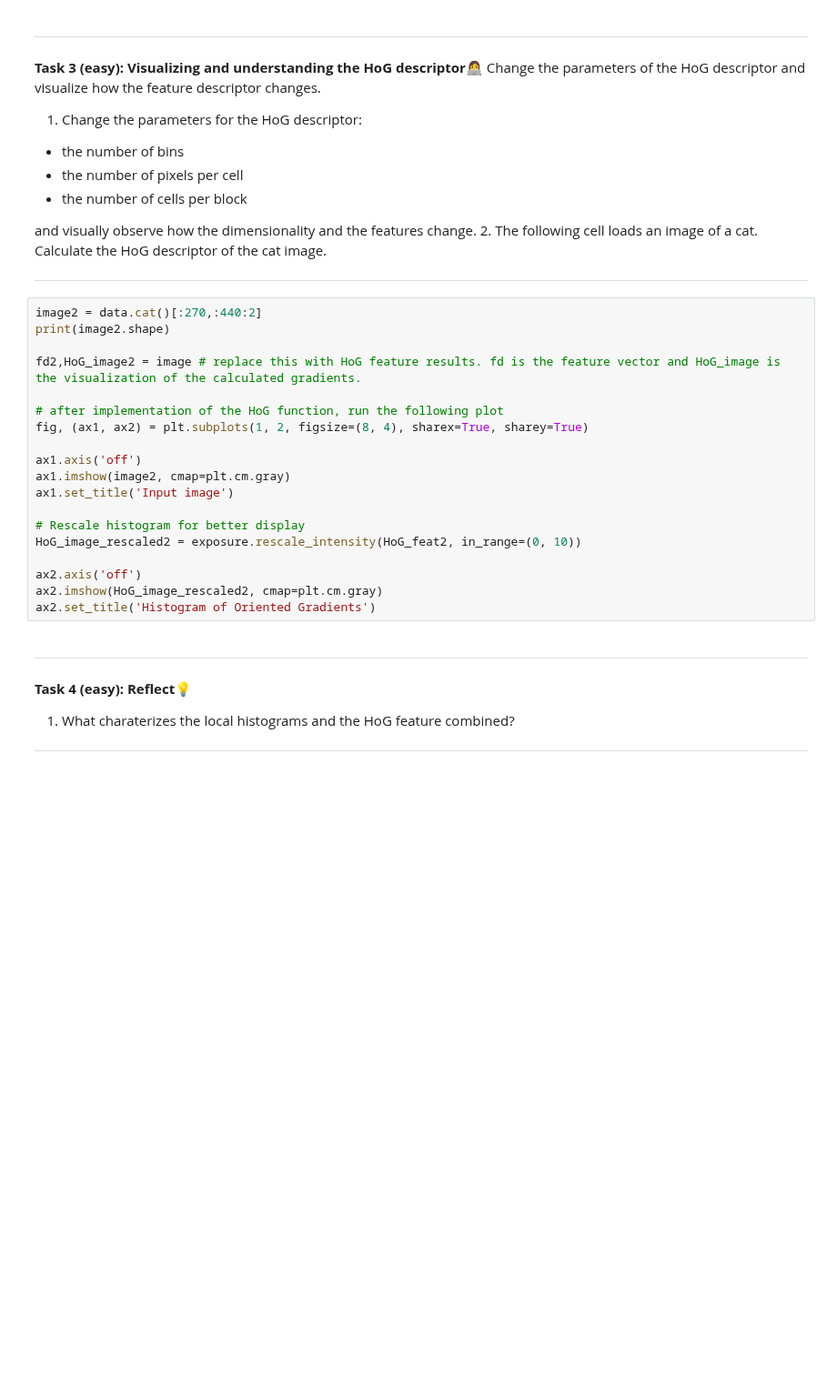
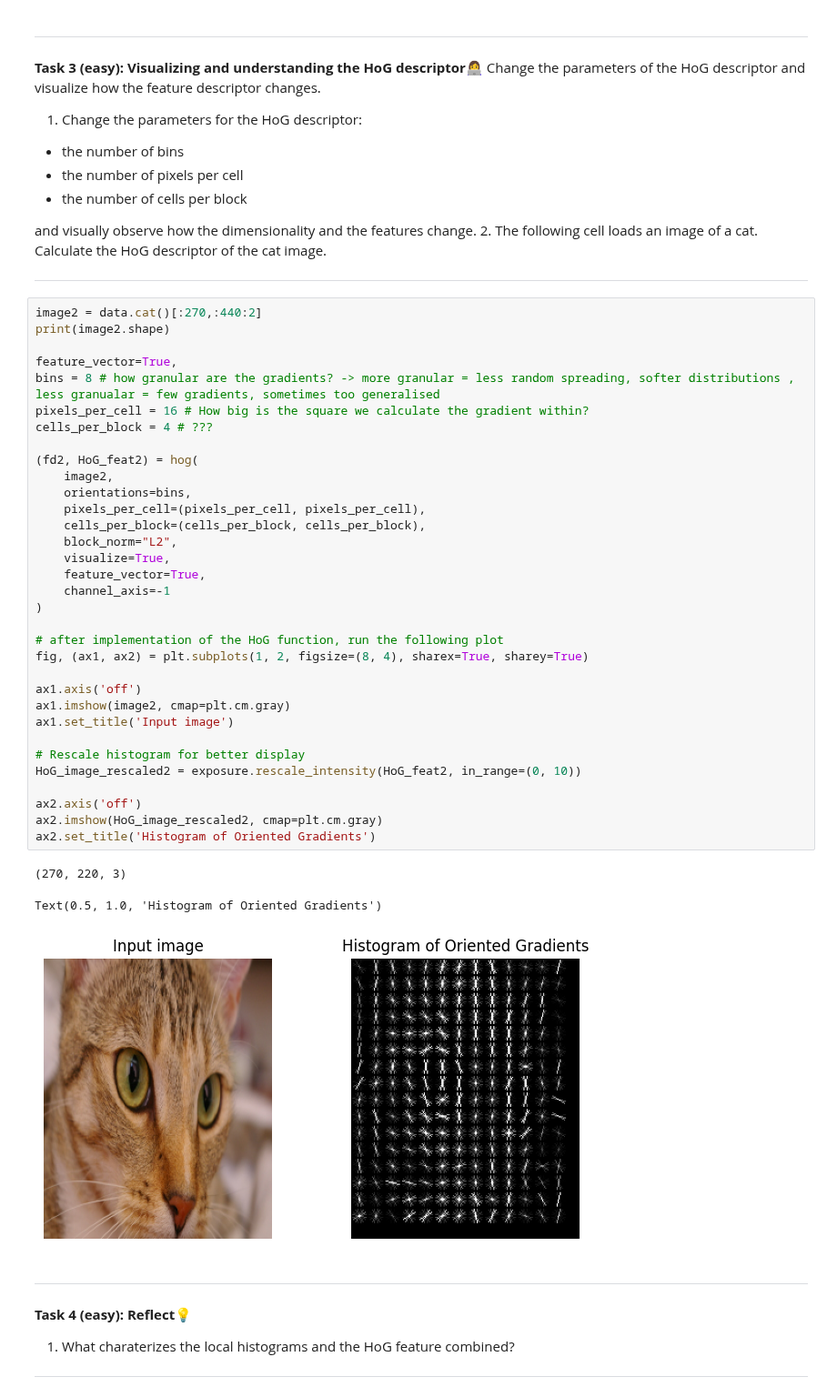
Before and after one commit to Mie-Jonasson/ComputerScienceMasters, a Jupyter notebook: IntroductionToMachineLearning/Exercises/W11/03-hog.ipynb, the cells around one changed output. Shown at 91% size. Drawn from its saved outputs; the diff is of its cells as text; blank space fills up the shorter version.

```diff
--- a/IntroductionToMachineLearning/Exercises/W11/03-hog.ipynb
+++ b/IntroductionToMachineLearning/Exercises/W11/03-hog.ipynb
@@ -163,22 +171,40 @@ and visually observe how the dimensionality and the features change.
 # %%
 image2 = data.cat()[:270,:440:2]
 print(image2.shape)
 
-fd2,HoG_image2 = image # replace this with HoG feature results. fd is the feature vector and HoG_image is the visualization of the calculated gradients.
+feature_vector=True,
+bins = 8 # how granular are the gradients? -> more granular = less random spreading, softer distributions , less granualar = few gradients, sometimes too generalised
+pixels_per_cell = 16 # How big is the square we calculate the gradient within?
+cells_per_block = 4 # ???
+
+(fd2, HoG_feat2) = hog(
+    image2,
+    orientations=bins,
+    pixels_per_cell=(pixels_per_cell, pixels_per_cell),
+    cells_per_block=(cells_per_block, cells_per_block),
+    block_norm="L2",
+    visualize=True,
+    feature_vector=True,
+    channel_axis=-1
+)
 
 # after implementation of the HoG function, run the following plot
 fig, (ax1, ax2) = plt.subplots(1, 2, figsize=(8, 4), sharex=True, sharey=True)
 
 ax1.axis('off')
 ax1.imshow(image2, cmap=plt.cm.gray)
 ax1.set_title('Input image')
 
 # Rescale histogram for better display
 HoG_image_rescaled2 = exposure.rescale_intensity(HoG_feat2, in_range=(0, 10))
 
 ax2.axis('off')
 ax2.imshow(HoG_image_rescaled2, cmap=plt.cm.gray)
 ax2.set_title('Histogram of Oriented Gradients')
+# %% [output]
+(270, 220, 3)
+Text(0.5, 1.0, 'Histogram of Oriented Gradients')
+[figure, added]
 # %% [markdown]
 
 ---
```
Also changed, not shown: parts of 11 cells of this notebook, 3 other files.
